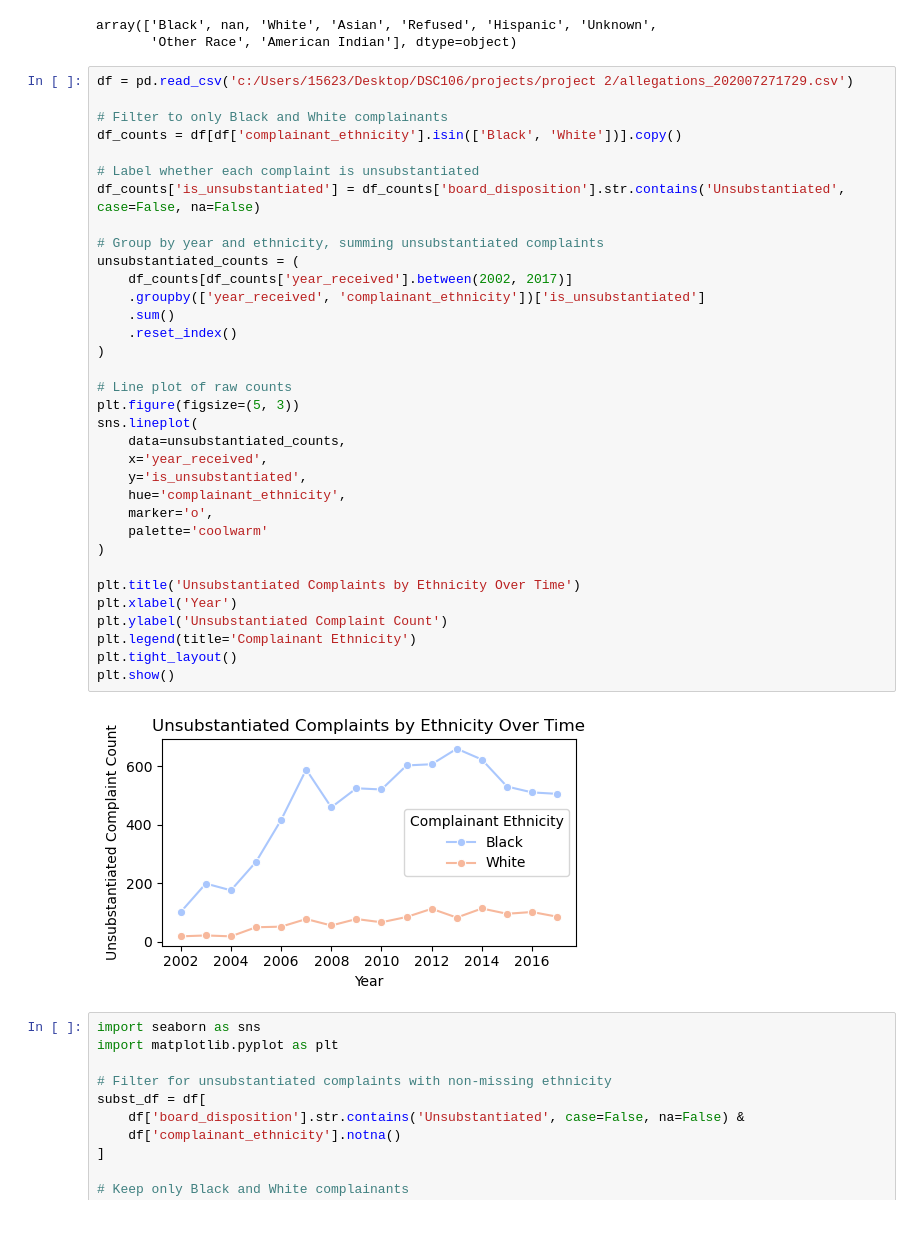
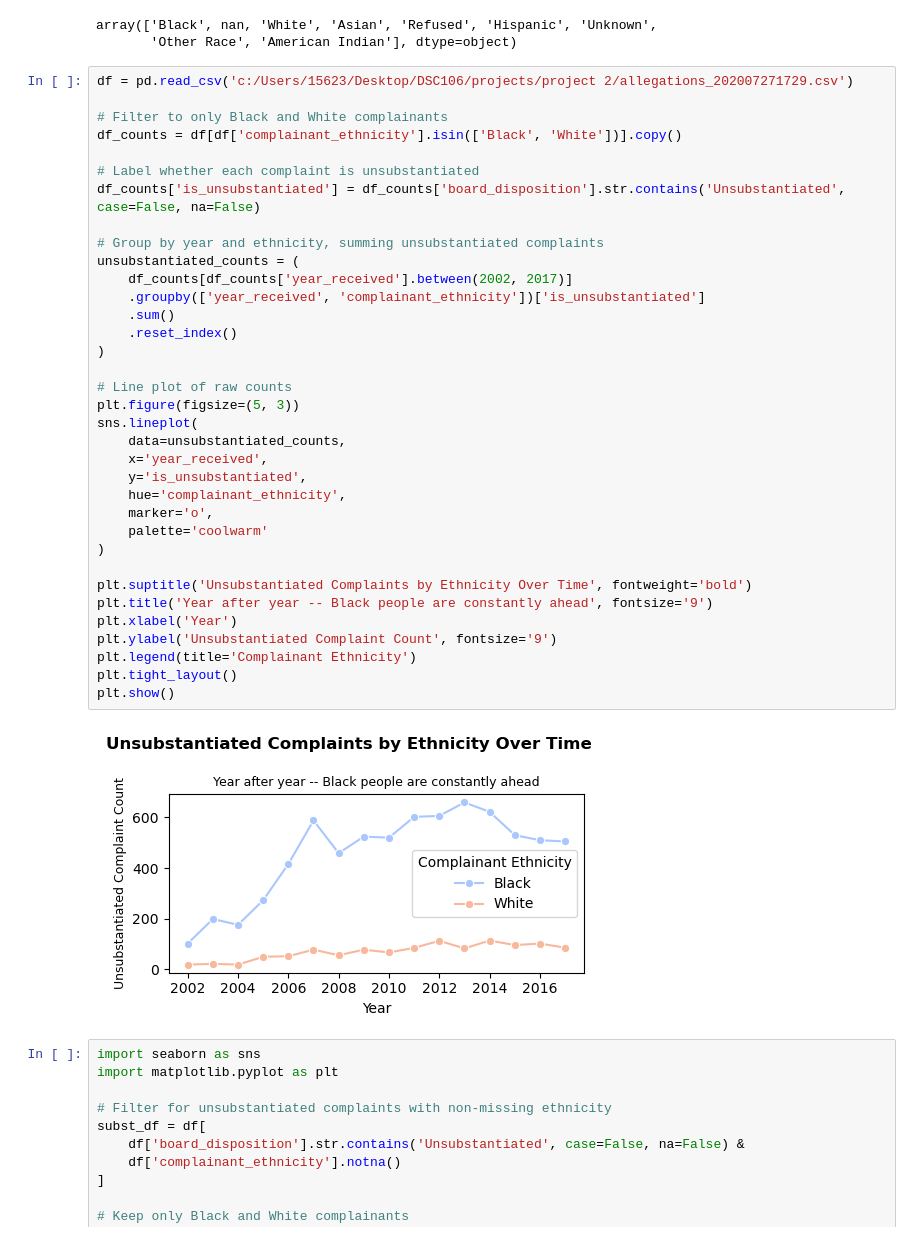
Before and after one commit to uhlexa/portfolio, a Jupyter notebook: project2/more_project2.ipynb, the cells around one changed output. Cells and saved outputs as stored; diff of their text form.

```diff
--- a/project2/more_project2.ipynb
+++ b/project2/more_project2.ipynb
@@ -419,36 +419,37 @@ df = pd.read_csv('c:/Users/15623/Desktop/DSC106/projects/project 2/allegations_2
 # Filter to only Black and White complainants
 df_counts = df[df['complainant_ethnicity'].isin(['Black', 'White'])].copy()
 
 # Label whether each complaint is unsubstantiated
 df_counts['is_unsubstantiated'] = df_counts['board_disposition'].str.contains('Unsubstantiated', case=False, na=False)
 
 # Group by year and ethnicity, summing unsubstantiated complaints
 unsubstantiated_counts = (
     df_counts[df_counts['year_received'].between(2002, 2017)]
     .groupby(['year_received', 'complainant_ethnicity'])['is_unsubstantiated']
     .sum()
     .reset_index()
 )
 
 # Line plot of raw counts
 plt.figure(figsize=(5, 3))
 sns.lineplot(
     data=unsubstantiated_counts,
     x='year_received',
     y='is_unsubstantiated',
     hue='complainant_ethnicity',
     marker='o',
     palette='coolwarm'
 )
 
-plt.title('Unsubstantiated Complaints by Ethnicity Over Time')
+plt.suptitle('Unsubstantiated Complaints by Ethnicity Over Time', fontweight='bold')
+plt.title('Year after year -- Black people are constantly ahead', fontsize='9')
 plt.xlabel('Year')
-plt.ylabel('Unsubstantiated Complaint Count')
+plt.ylabel('Unsubstantiated Complaint Count', fontsize='9')
 plt.legend(title='Complainant Ethnicity')
 plt.tight_layout()
 plt.show()
 # %% [output]
-[figure, old version]
+[figure, new version]
 # %%
 import seaborn as sns
 import matplotlib.pyplot as plt
```
Also changed, not shown: parts of 1 cell of this notebook, 2 other files.
